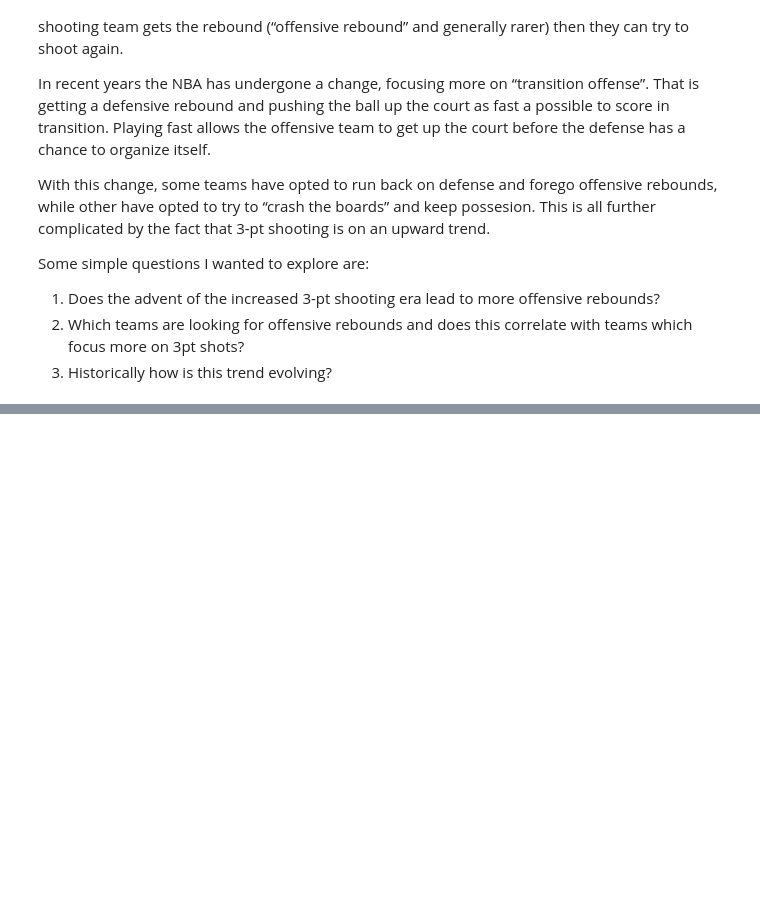
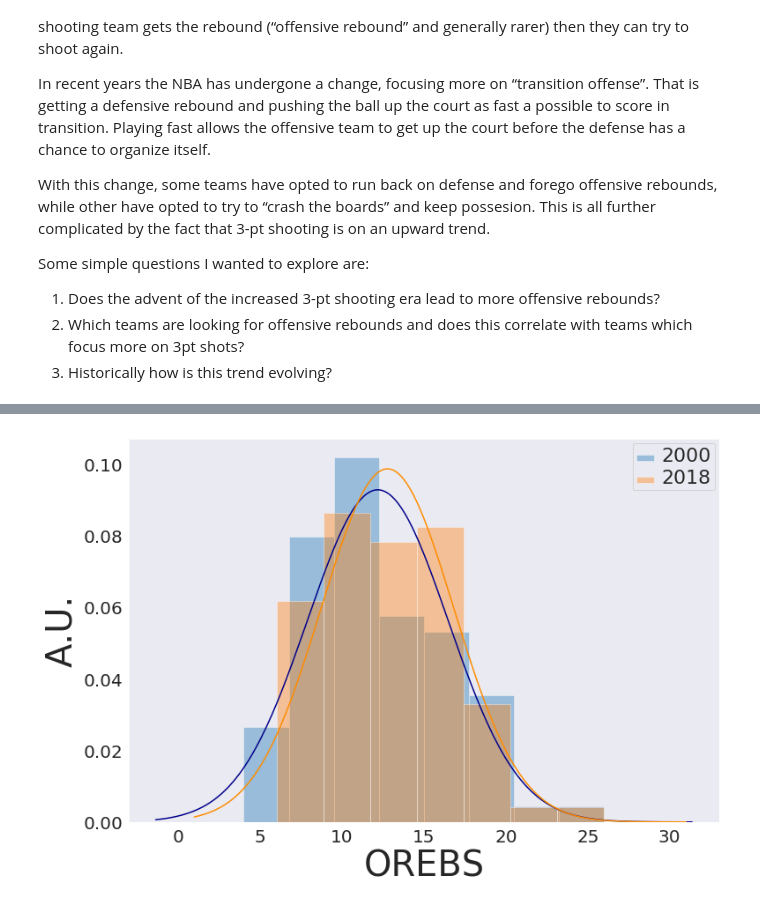
Before and after one commit to mistry/NBA_projects, a Jupyter notebook: stats/NBA_off_rebs.ipynb, the cells around one changed output, grey strips where cells are left out. Saved outputs shown, nothing was run; the diff lists cells and outputs as text; code cells hidden in the pictures; blank space fills up the shorter version.

```diff
--- a/stats/NBA_off_rebs.ipynb
+++ b/stats/NBA_off_rebs.ipynb
@@ -293,0 +81,10 @@ sns.plot(x=allseason['OREBPER'], y=allseason['MISS3PTPER'])
+# %%
+from nba_api.stats.endpoints import playbyplayv2
+from time import sleep
+from dateutil import parser
+
+
+first_game = games_to_keep[18]['GAME_ID'].iloc[0]
+pbp = playbyplayv2.PlayByPlayV2(first_game)
+pbp = pbp.get_data_frames()[0]
+pbp.head()
@@ -293,0 +392,4 @@ sns.plot(x=allseason['OREBPER'], y=allseason['MISS3PTPER'])
+# %%
+p = make_dist_plot('OREBS')
+# %% [output]
+[figure, added]
```
Also changed, not shown: parts of 48 cells of this notebook.
